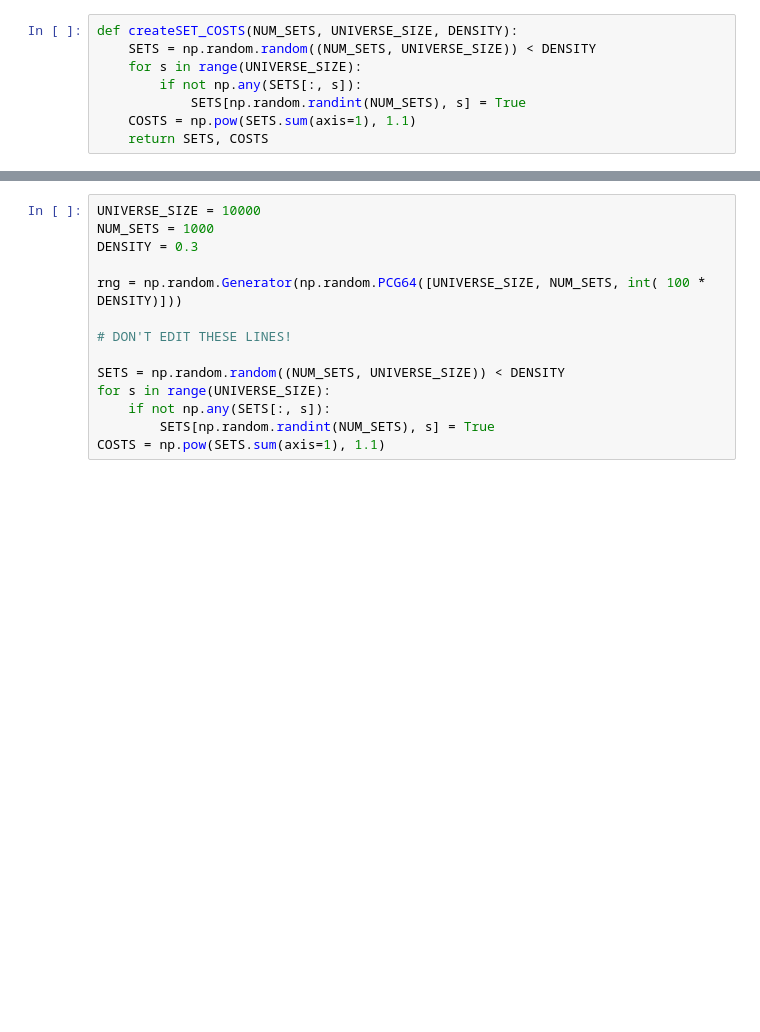
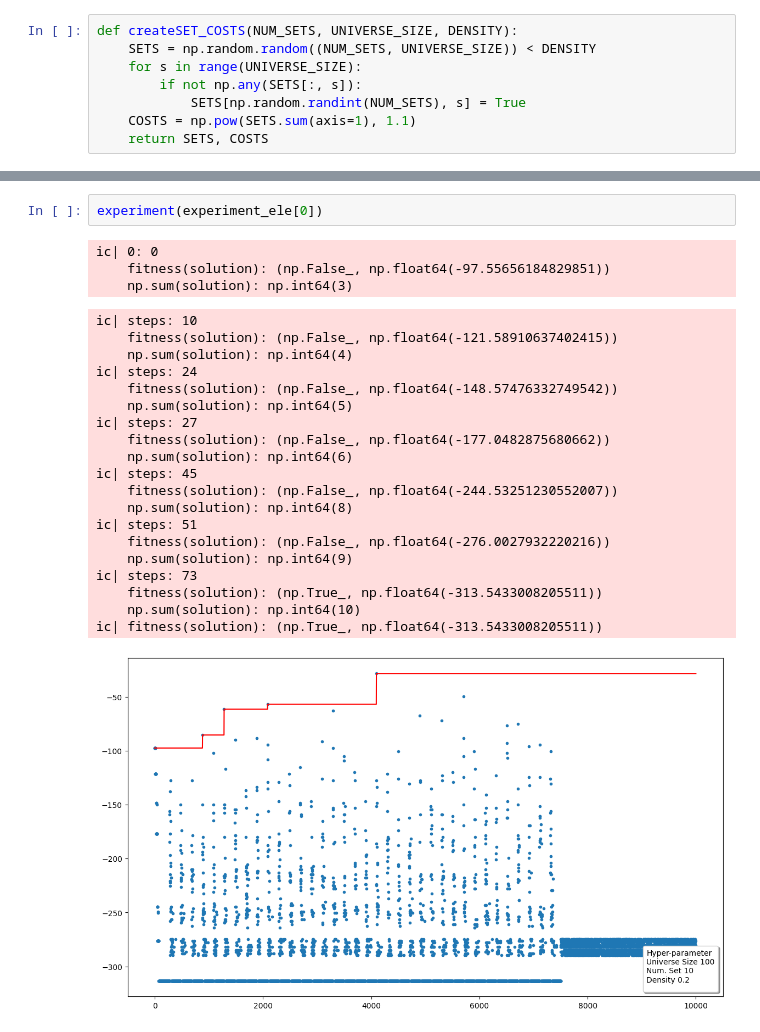
Before and after one commit to efemcy2245/CI2024_lab1, a Jupyter notebook: set-cover_lab1.ipynb, the cells around one changed output, grey strips where cells are left out. Saved outputs shown, nothing was run; the diff lists cells and outputs as text; blank space fills up the shorter version.

```diff
--- a/set-cover_lab1.ipynb
+++ b/set-cover_lab1.ipynb
@@ -192,14 +128,26 @@ True
-# %%
-UNIVERSE_SIZE = 10000
-NUM_SETS = 1000
-DENSITY = 0.3
-
-rng = np.random.Generator(np.random.PCG64([UNIVERSE_SIZE, NUM_SETS, int( 100 * DENSITY)]))
-
-# DON'T EDIT THESE LINES!
-
-SETS = np.random.random((NUM_SETS, UNIVERSE_SIZE)) < DENSITY
-for s in range(UNIVERSE_SIZE):
-    if not np.any(SETS[:, s]):
-        SETS[np.random.randint(NUM_SETS), s] = True
-COSTS = np.pow(SETS.sum(axis=1), 1.1)
+# %%
+experiment(experiment_ele[0])
+# %% [output]
+ic| 0: 0
+    fitness(solution): (np.False_, np.float64(-97.55656184829851))
+    np.sum(solution): np.int64(3)
+ic| steps: 10
+    fitness(solution): (np.False_, np.float64(-121.58910637402415))
+    np.sum(solution): np.int64(4)
+ic| steps: 24
+    fitness(solution): (np.False_, np.float64(-148.57476332749542))
+    np.sum(solution): np.int64(5)
+ic| steps: 27
+    fitness(solution): (np.False_, np.float64(-177.0482875680662))
+    np.sum(solution): np.int64(6)
+ic| steps: 45
+    fitness(solution): (np.False_, np.float64(-244.53251230552007))
+    np.sum(solution): np.int64(8)
+ic| steps: 51
+    fitness(solution): (np.False_, np.float64(-276.0027932220216))
+    np.sum(solution): np.int64(9)
+ic| steps: 73
+    fitness(solution): (np.True_, np.float64(-313.5433008205511))
+    np.sum(solution): np.int64(10)
+ic| fitness(solution): (np.True_, np.float64(-313.5433008205511))
+[figure, added]
```
Also changed, not shown: parts of 19 cells of this notebook.
